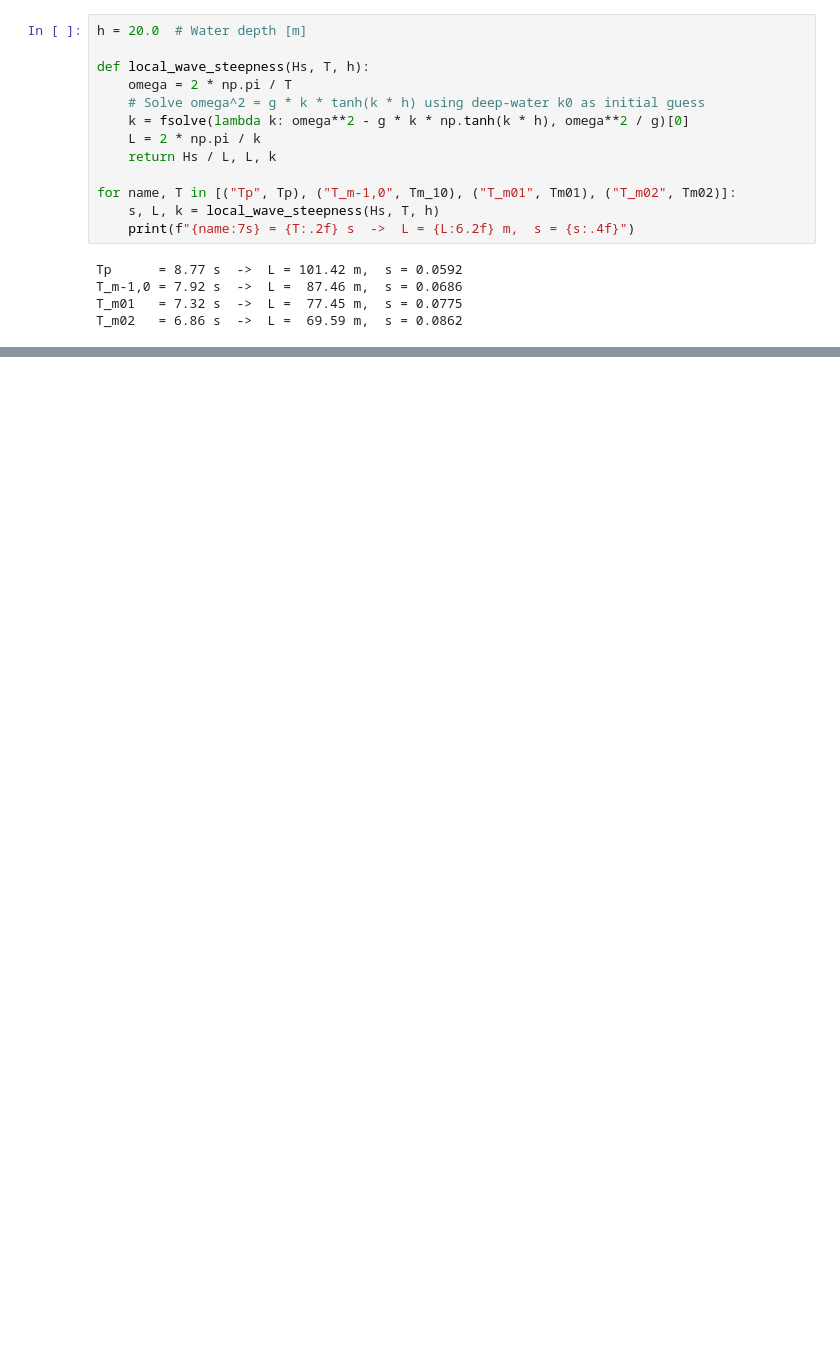
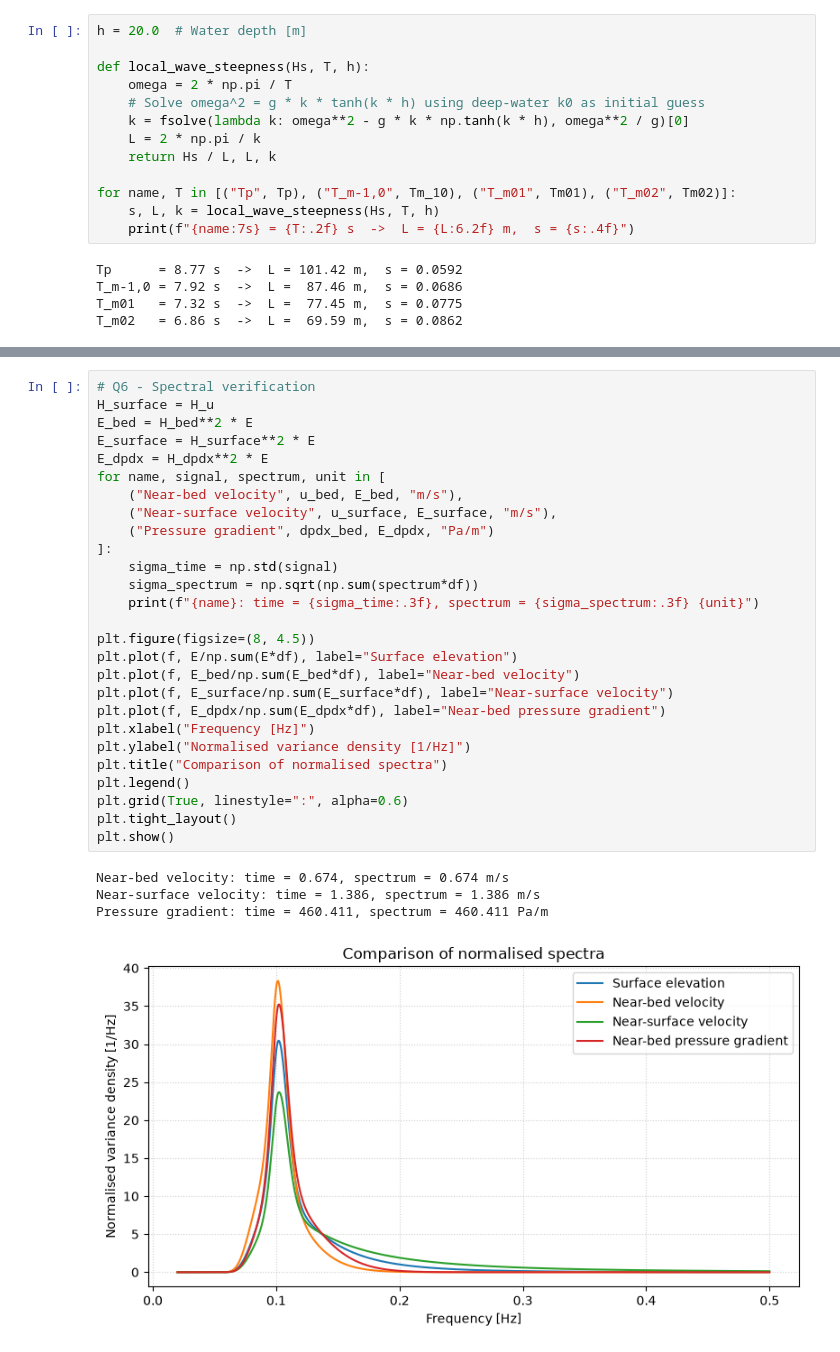
Before and after one commit to Wiggy-020/FSI_assignment, a Jupyter notebook: Week2.ipynb, the cells around one changed output, grey strips where cells are left out. Cells and saved outputs as stored; diff of their text form; blank space fills up the shorter version.

```diff
--- a/Week2.ipynb
+++ b/Week2.ipynb
@@ -175,0 +239,32 @@ u(0, t):  u_rms = 1.386 m/s  |  max = 4.77 m/s
+# %%
+# Q6 - Spectral verification
+H_surface = H_u
+E_bed = H_bed**2 * E
+E_surface = H_surface**2 * E
+E_dpdx = H_dpdx**2 * E
+for name, signal, spectrum, unit in [
+    ("Near-bed velocity", u_bed, E_bed, "m/s"),
+    ("Near-surface velocity", u_surface, E_surface, "m/s"),
+    ("Pressure gradient", dpdx_bed, E_dpdx, "Pa/m")
+]:
+    sigma_time = np.std(signal)
+    sigma_spectrum = np.sqrt(np.sum(spectrum*df))
+    print(f"{name}: time = {sigma_time:.3f}, spectrum = {sigma_spectrum:.3f} {unit}")
+
+plt.figure(figsize=(8, 4.5))
+plt.plot(f, E/np.sum(E*df), label="Surface elevation")
+plt.plot(f, E_bed/np.sum(E_bed*df), label="Near-bed velocity")
+plt.plot(f, E_surface/np.sum(E_surface*df), label="Near-surface velocity")
+plt.plot(f, E_dpdx/np.sum(E_dpdx*df), label="Near-bed pressure gradient")
+plt.xlabel("Frequency [Hz]")
+plt.ylabel("Normalised variance density [1/Hz]")
+plt.title("Comparison of normalised spectra")
+plt.legend()
+plt.grid(True, linestyle=":", alpha=0.6)
+plt.tight_layout()
+plt.show()
+# %% [output]
+Near-bed velocity: time = 0.674, spectrum = 0.674 m/s
+Near-surface velocity: time = 1.386, spectrum = 1.386 m/s
+Pressure gradient: time = 460.411, spectrum = 460.411 Pa/m
+[figure, added]
```
Also changed, not shown: parts of 6 cells of this notebook.
